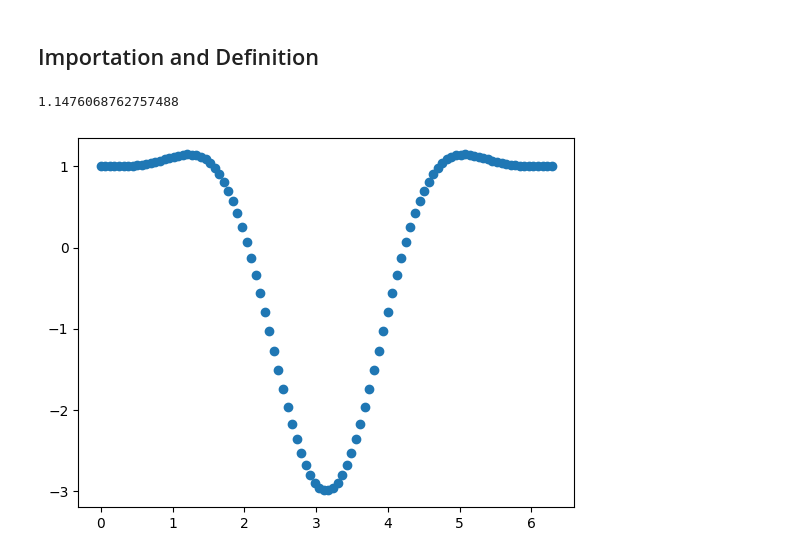
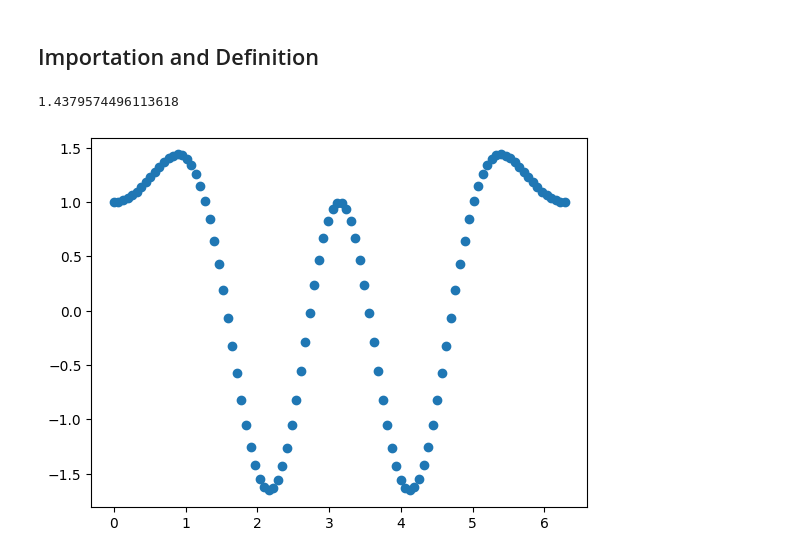
Before and after one commit to lspecwave/MATLAB-atomic-calculation, a Jupyter notebook: IPYNB/LG-inequality.ipynb, the cells around one changed output. Saved outputs shown, nothing was run; the diff lists cells and outputs as text; code cells hidden in the pictures.

```diff
--- a/IPYNB/LG-inequality.ipynb
+++ b/IPYNB/LG-inequality.ipynb
@@ -39,17 +81,17 @@ def K_calc(t1,t2):
 # %%
 theta_list=np.linspace(0,2*pi,100)
 K=[0 for j in theta_list];
 K_max=[0 for j in theta_list];
 K_min=[0 for j in theta_list];
 for i in range(0,len(theta_list)):
     t1=theta_list[i]
-    K[i]=K_calc(t1,t1)
+    K[i]=K_calc_1over2(t1,2*t1)
 
 plt.figure()
 plt.scatter(theta_list,K)
 
 
 print(np.amax(K))
 # %% [output]
-1.1476068762757488
+1.4379574496113618
-[figure, old version]
+[figure, new version]
```
Also changed, not shown: parts of 2 cells of this notebook, 1 other file.
